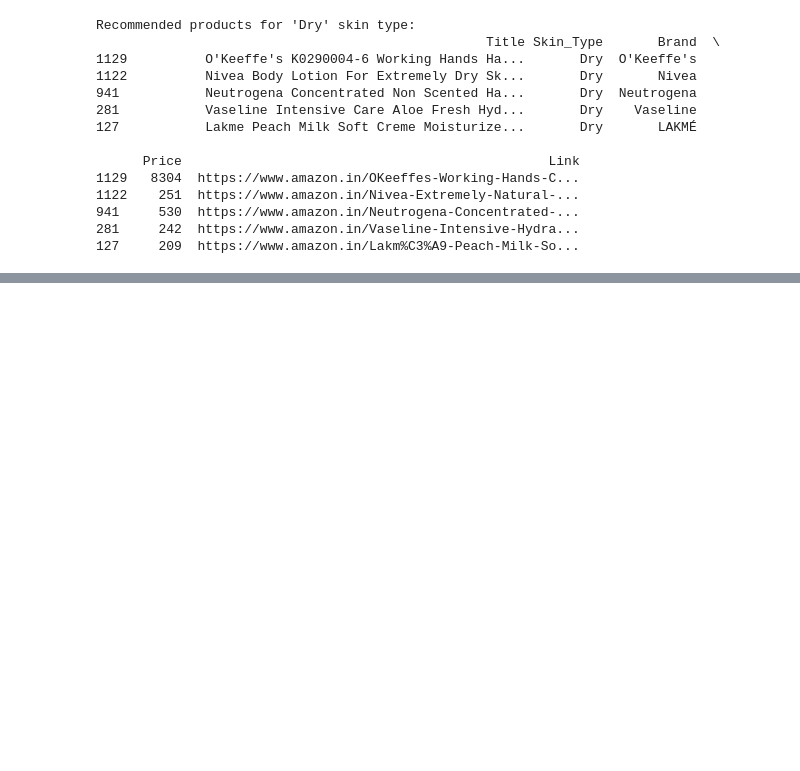
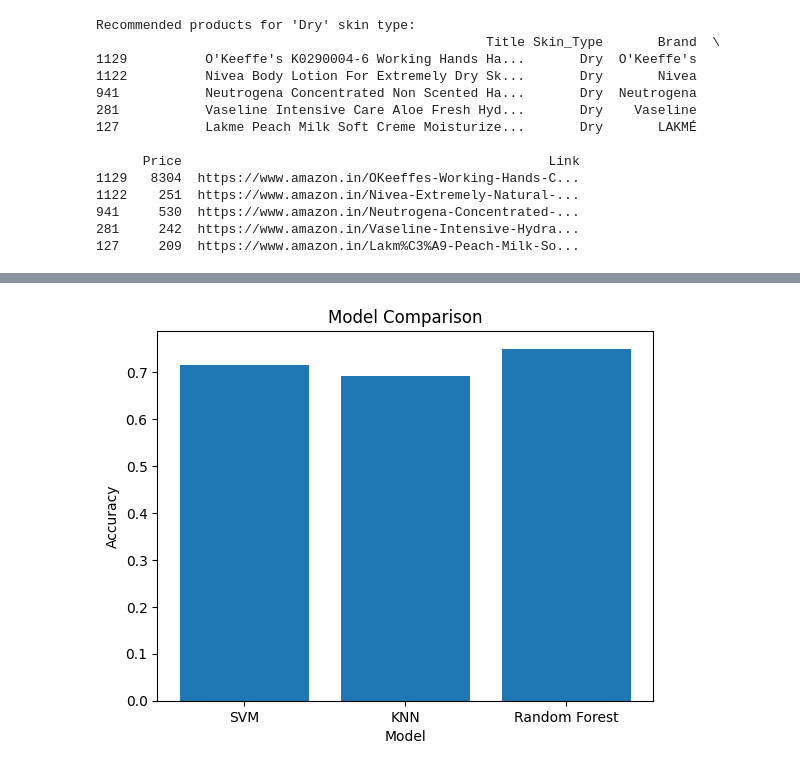
Before and after one commit to nithya1820/Skin-Care-Recommendation-System, a Jupyter notebook: skincarerecomm.ipynb, the cells around one changed output, grey strips where cells are left out. Cells and saved outputs as stored; diff of their text form; code cells hidden in the pictures; blank space fills up the shorter version.

```diff
--- a/amazonskincare.ipynb
+++ b/skincarerecomm.ipynb
@@ -250,0 +257,11 @@ for product, skin_type in zip(new_products, predicted_skin_types):
+# %%
+# Compare the models
+models = ['SVM', 'KNN', 'Random Forest']
+accuracies = [accuracy_score(y_test, svm_predictions), accuracy_score(y_test, knn_predictions), accuracy_score(y_test, rf_predictions)]
+plt.bar(models, accuracies)
+plt.xlabel('Model')
+plt.ylabel('Accuracy')
+plt.title('Model Comparison')
+plt.show()
+# %% [output]
+[figure, added]
```
Also changed, not shown: parts of 20 cells of this notebook.
